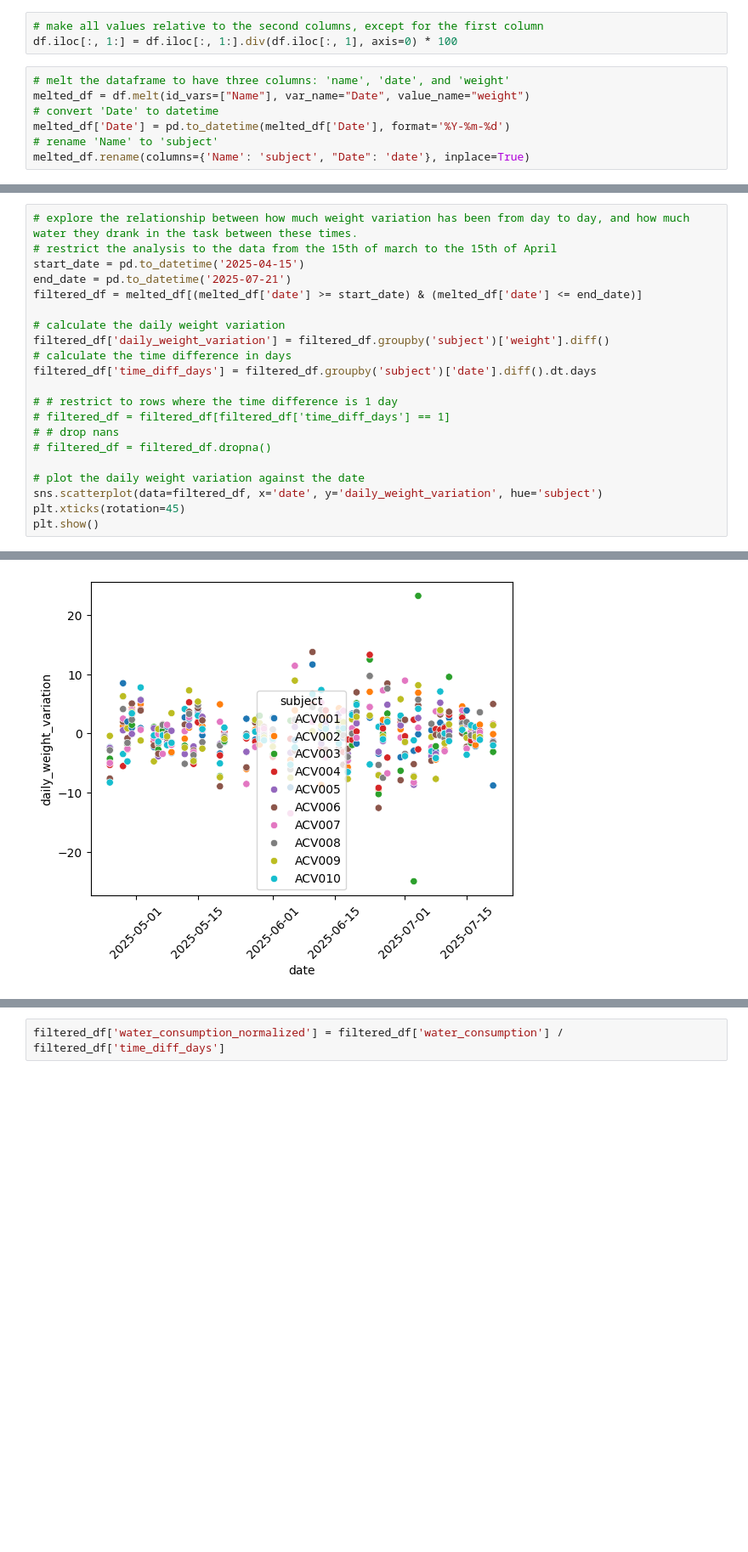
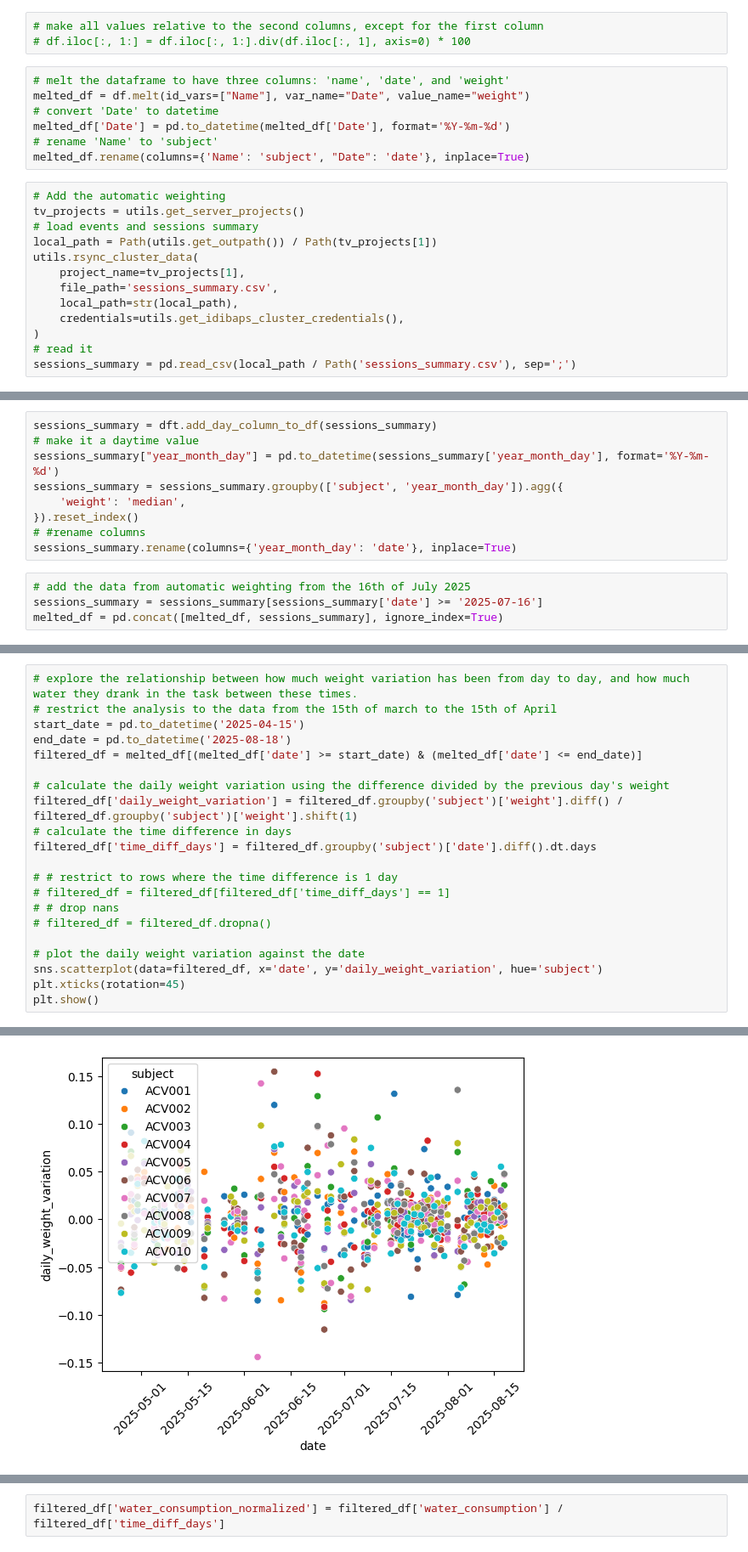
Before and after one commit to LearningCircuitsLab/behavior-analysis-notebooks, a Jupyter notebook: weight_analysis.ipynb, the cells around one changed output, grey strips where cells are left out. Shown at 85% size. Drawn from its saved outputs; the diff is of its cells as text; blank space fills up the shorter version.

```diff
--- a/weight_analysis.ipynb
+++ b/weight_analysis.ipynb
@@ -19,7 +23,7 @@ for col in df.columns[1:]:
         df[col] = pd.to_numeric(df[col], errors='coerce')
 # %%
 # make all values relative to the second columns, except for the first column
-df.iloc[:, 1:] = df.iloc[:, 1:].div(df.iloc[:, 1], axis=0) * 100
+# df.iloc[:, 1:] = df.iloc[:, 1:].div(df.iloc[:, 1], axis=0) * 100
 # %%
 # melt the dataframe to have three columns: 'name', 'date', and 'weight'
 melted_df = df.melt(id_vars=["Name"], var_name="Date", value_name="weight")
@@ -27,3 +31,16 @@ melted_df = df.melt(id_vars=["Name"], var_name="Date", value_name="weight")
 melted_df['Date'] = pd.to_datetime(melted_df['Date'], format='%Y-%m-%d')
 # rename 'Name' to 'subject'
 melted_df.rename(columns={'Name': 'subject', "Date": 'date'}, inplace=True)
+# %%
+# Add the automatic weighting
+tv_projects = utils.get_server_projects()
+# load events and sessions summary
+local_path = Path(utils.get_outpath()) / Path(tv_projects[1])
+utils.rsync_cluster_data(
+    project_name=tv_projects[1],
+    file_path='sessions_summary.csv',
+    local_path=str(local_path),
+    credentials=utils.get_idibaps_cluster_credentials(),
+)
+# read it
+sessions_summary = pd.read_csv(local_path / Path('sessions_summary.csv'), sep=';')
@@ -29,0 +57,13 @@ melted_df.rename(columns={'Name': 'subject', "Date": 'date'}, inplace=True)
+# %%
+sessions_summary = dft.add_day_column_to_df(sessions_summary)
+# make it a daytime value
+sessions_summary["year_month_day"] = pd.to_datetime(sessions_summary['year_month_day'], format='%Y-%m-%d')
+sessions_summary = sessions_summary.groupby(['subject', 'year_month_day']).agg({
+    'weight': 'median',
+}).reset_index()
+# #rename columns
+sessions_summary.rename(columns={'year_month_day': 'date'}, inplace=True)
+# %%
+# add the data from automatic weighting from the 16th of July 2025
+sessions_summary = sessions_summary[sessions_summary['date'] >= '2025-07-16']
+melted_df = pd.concat([melted_df, sessions_summary], ignore_index=True)
@@ -50,11 +106,11 @@ plt.savefig('figures/hmv_weight_over_time.pdf', bbox_inches='tight', transparent
 # explore the relationship between how much weight variation has been from day to day, and how much water they drank in the task between these times.
 # restrict the analysis to the data from the 15th of march to the 15th of April
 start_date = pd.to_datetime('2025-04-15')
-end_date = pd.to_datetime('2025-07-21')
+end_date = pd.to_datetime('2025-08-18')
 filtered_df = melted_df[(melted_df['date'] >= start_date) & (melted_df['date'] <= end_date)]
 
-# calculate the daily weight variation
-filtered_df['daily_weight_variation'] = filtered_df.groupby('subject')['weight'].diff()
+# calculate the daily weight variation using the difference divided by the previous day's weight
+filtered_df['daily_weight_variation'] = filtered_df.groupby('subject')['weight'].diff() / filtered_df.groupby('subject')['weight'].shift(1)
 # calculate the time difference in days
 filtered_df['time_diff_days'] = filtered_df.groupby('subject')['date'].diff().dt.days
 
@@ -76,8 +132,8 @@ See the caveats in the documentation: https://pandas.pydata.org/pandas-docs/stab
 A value is trying to be set on a copy of a slice from a DataFrame.
 Try using .loc[row_indexer,col_indexer] = value instead
 
 See the caveats in the documentation: https://pandas.pydata.org/pandas-docs/stable/user_guide/indexing.html#returning-a-view-versus-a-copy
   filtered_df['time_diff_days'] = filtered_df.groupby('subject')['date'].diff().dt.days
-[figure, old version]
+[figure, new version]
 # %%
 # get data on water consumption
```
Also changed, not shown: parts of 20 cells of this notebook, 10 other files.
